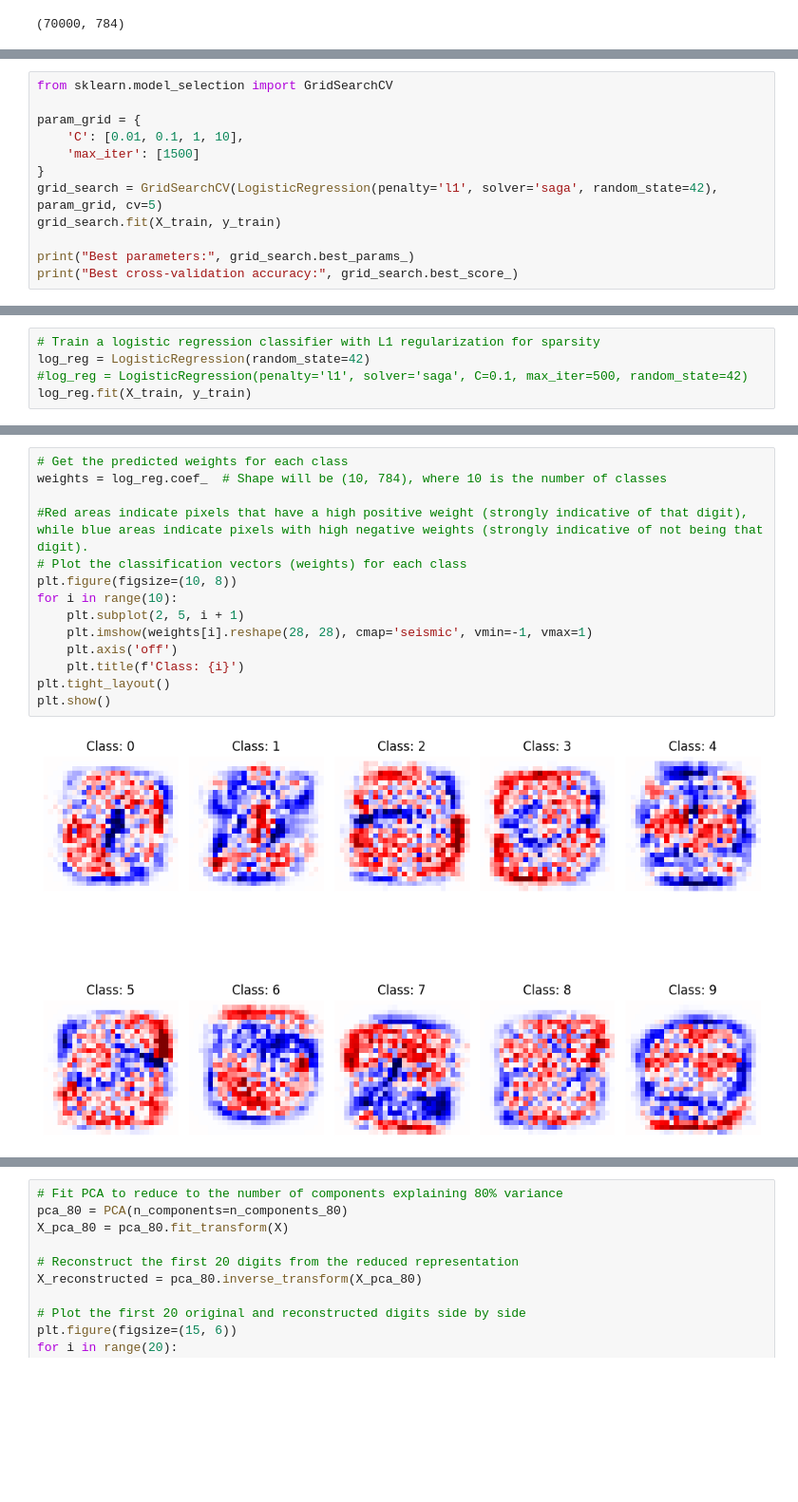
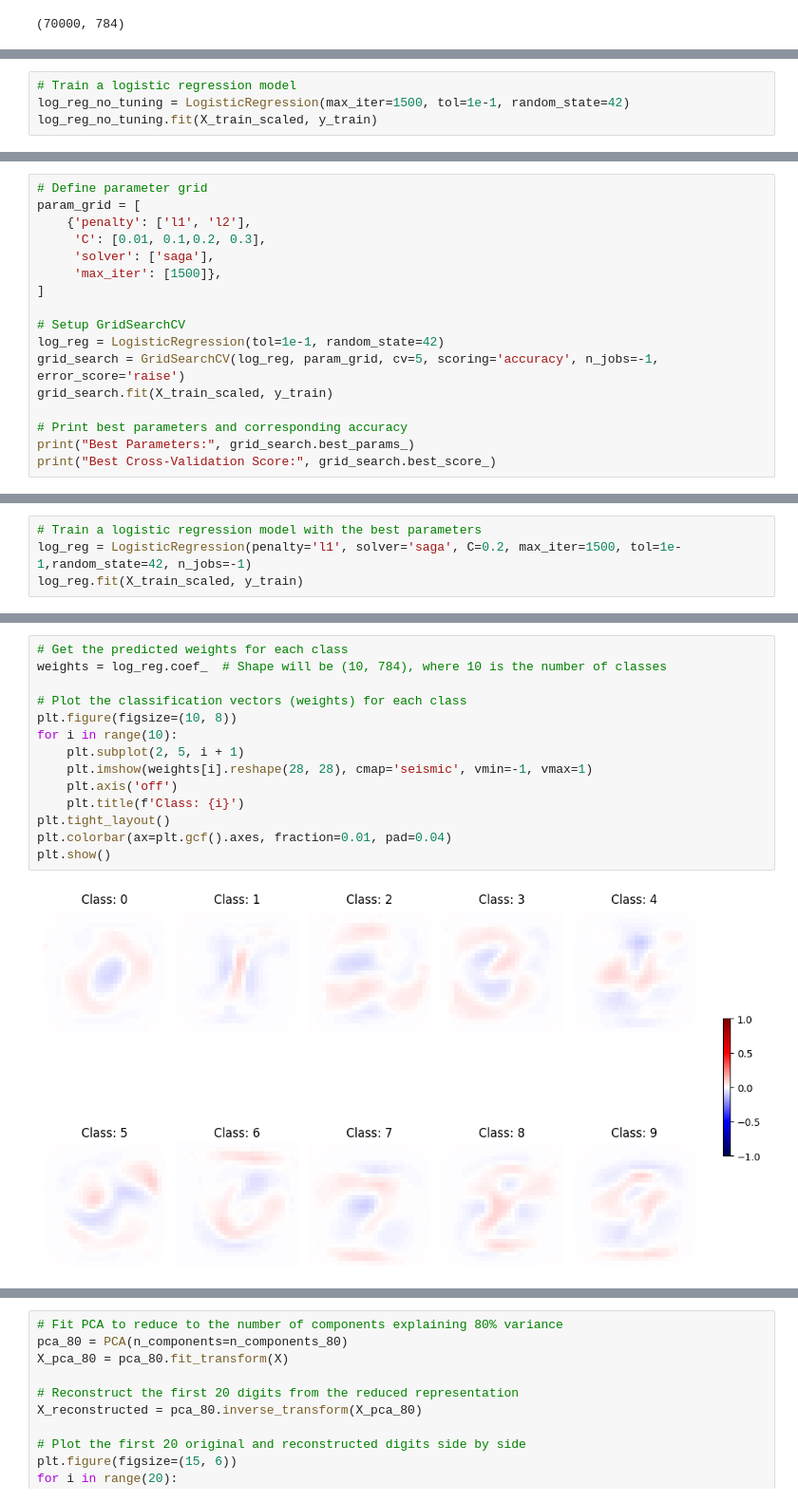
Before and after one commit to Shreyas8612/MNIST_Classification, a Jupyter notebook: MNIST_Classification.ipynb, the cells around one changed output, grey strips where cells are left out. Shown at 95% size. Cells and saved outputs as stored; diff of their text form; blank space fills up the shorter version.

```diff
--- a/MNIST_Classification.ipynb
+++ b/MNIST_Classification.ipynb
@@ -43,12 +49,4 @@ X_train, X_test, y_train, y_test = train_test_split(X, y, test_size=0.2, random_
-# %%
-from sklearn.model_selection import GridSearchCV
-
-param_grid = {
-    'C': [0.01, 0.1, 1, 10],
-    'max_iter': [1500]
-}
-grid_search = GridSearchCV(LogisticRegression(penalty='l1', solver='saga', random_state=42), param_grid, cv=5)
-grid_search.fit(X_train, y_train)
-
-print("Best parameters:", grid_search.best_params_)
-print("Best cross-validation accuracy:", grid_search.best_score_)
+# %%
+# Train a logistic regression model
+log_reg_no_tuning = LogisticRegression(max_iter=1500, tol=1e-1, random_state=42)
+log_reg_no_tuning.fit(X_train_scaled, y_train)
@@ -54,0 +55,17 @@ print("Best cross-validation accuracy:", grid_search.best_score_)
+# %%
+# Define parameter grid
+param_grid = [
+    {'penalty': ['l1', 'l2'],
+     'C': [0.01, 0.1,0.2, 0.3],
+     'solver': ['saga'],
+     'max_iter': [1500]},
+]
+
+# Setup GridSearchCV
+log_reg = LogisticRegression(tol=1e-1, random_state=42)
+grid_search = GridSearchCV(log_reg, param_grid, cv=5, scoring='accuracy', n_jobs=-1, error_score='raise')
+grid_search.fit(X_train_scaled, y_train)
+
+# Print best parameters and corresponding accuracy
+print("Best Parameters:", grid_search.best_params_)
+print("Best Cross-Validation Score:", grid_search.best_score_)
@@ -55,6 +75,5 @@ print("Best cross-validation accuracy:", grid_search.best_score_)
 # %%
-# Train a logistic regression classifier with L1 regularization for sparsity
-log_reg = LogisticRegression(random_state=42)
-#log_reg = LogisticRegression(penalty='l1', solver='saga', C=0.1, max_iter=500, random_state=42)
-log_reg.fit(X_train, y_train)
+# Train a logistic regression model with the best parameters
+log_reg = LogisticRegression(penalty='l1', solver='saga', C=0.2, max_iter=1500, tol=1e-1,random_state=42, n_jobs=-1)
+log_reg.fit(X_train_scaled, y_train)
 # %% [output]
@@ -101,19 +121,19 @@ plt.show()
 # %%
 # Get the predicted weights for each class
 weights = log_reg.coef_  # Shape will be (10, 784), where 10 is the number of classes
 
-#Red areas indicate pixels that have a high positive weight (strongly indicative of that digit), while blue areas indicate pixels with high negative weights (strongly indicative of not being that digit).
 # Plot the classification vectors (weights) for each class
 plt.figure(figsize=(10, 8))
 for i in range(10):
     plt.subplot(2, 5, i + 1)
     plt.imshow(weights[i].reshape(28, 28), cmap='seismic', vmin=-1, vmax=1)
     plt.axis('off')
     plt.title(f'Class: {i}')
 plt.tight_layout()
+plt.colorbar(ax=plt.gcf().axes, fraction=0.01, pad=0.04)
 plt.show()
 # %% [output]
-[figure, old version]
+[figure, new version]
 # %%
 # Apply PCA to the MNIST dataset
 pca = PCA()
```
Also changed, not shown: parts of 15 cells of this notebook.
